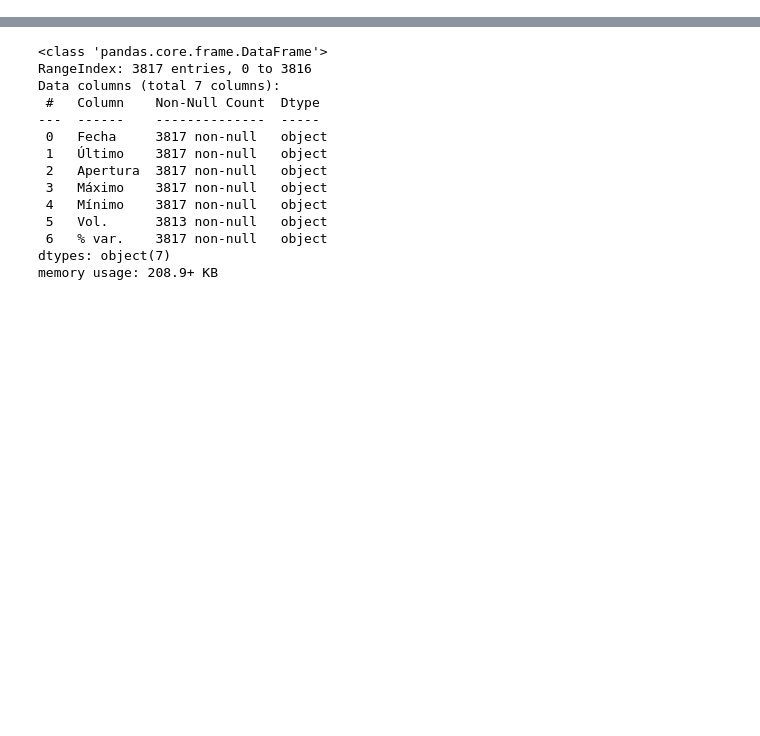
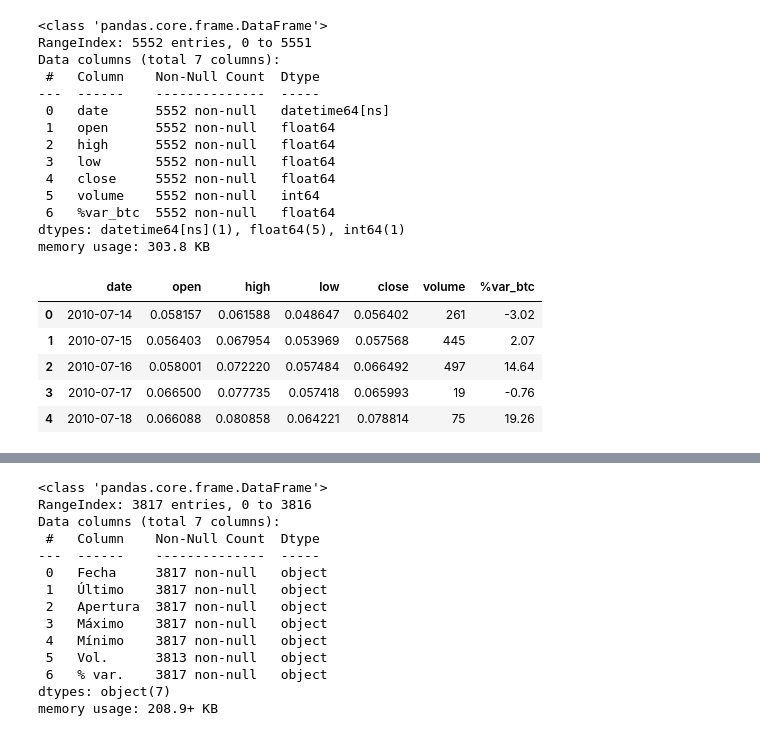
Before and after one commit to sergiomorosecilla/Proyecto-final, a Jupyter notebook: Data_sets/merge&clean.ipynb, the cells around one changed output, grey strips where cells are left out. Saved outputs shown, nothing was run; the diff lists cells and outputs as text; code cells hidden in the pictures; blank space fills up the shorter version.

```diff
--- a/Data_sets/merge&clean.ipynb
+++ b/Data_sets/merge&clean.ipynb
@@ -32 +31,31 @@ memory usage: 272.5+ KB
+# %%
+df_btc["%var_btc"] = (((df_btc["close"] - df_btc["open"]) / df_btc["open"]) * 100).round(2)
+
+df_btc['date'] = pd.to_datetime(df_btc['date'])
+df_btc["volume"] = df_btc["volume"].astype('int64')
+df_btc.drop(columns = 'ticker', inplace=True)
+
+df_btc.info()
+df_btc.head()
+# %% [output]
+<class 'pandas.core.frame.DataFrame'>
+RangeIndex: 5552 entries, 0 to 5551
+Data columns (total 7 columns):
+ #   Column    Non-Null Count  Dtype
+---  ------    --------------  -----
+ 0   date      5552 non-null   datetime64[ns]
+ 1   open      5552 non-null   float64
+ 2   high      5552 non-null   float64
+ 3   low       5552 non-null   float64
+ 4   close     5552 non-null   float64
+ 5   volume    5552 non-null   int64
+ 6   %var_btc  5552 non-null   float64
+dtypes: datetime64[ns](1), float64(5), int64(1)
+memory usage: 303.8 KB
+|  | date | open | high | low | close | volume | %var_btc |
+| 0 | 2010-07-14 | 0.058157 | 0.061588 | 0.048647 | 0.056402 | 261 | -3.02 |
+| 1 | 2010-07-15 | 0.056403 | 0.067954 | 0.053969 | 0.057568 | 445 | 2.07 |
+| 2 | 2010-07-16 | 0.058001 | 0.072220 | 0.057484 | 0.066492 | 497 | 14.64 |
+| 3 | 2010-07-17 | 0.066500 | 0.077735 | 0.057418 | 0.065993 | 19 | -0.76 |
+| 4 | 2010-07-18 | 0.066088 | 0.080858 | 0.064221 | 0.078814 | 75 | 19.26 |
 # %%
```
Also changed, not shown: parts of 7 cells of this notebook, 5 other files.
